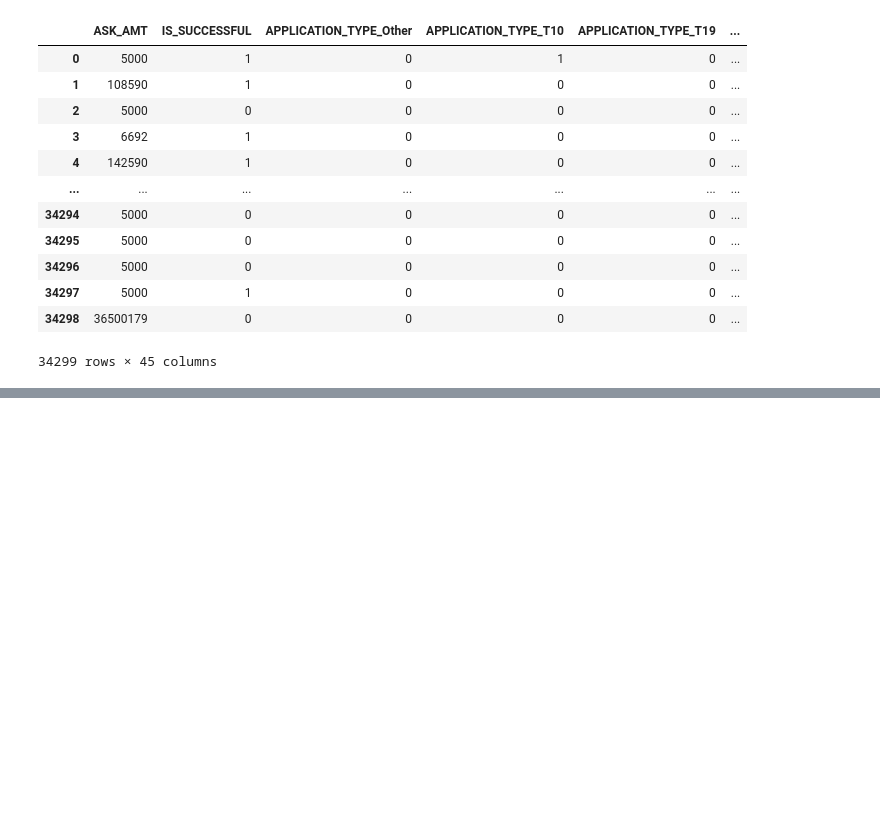
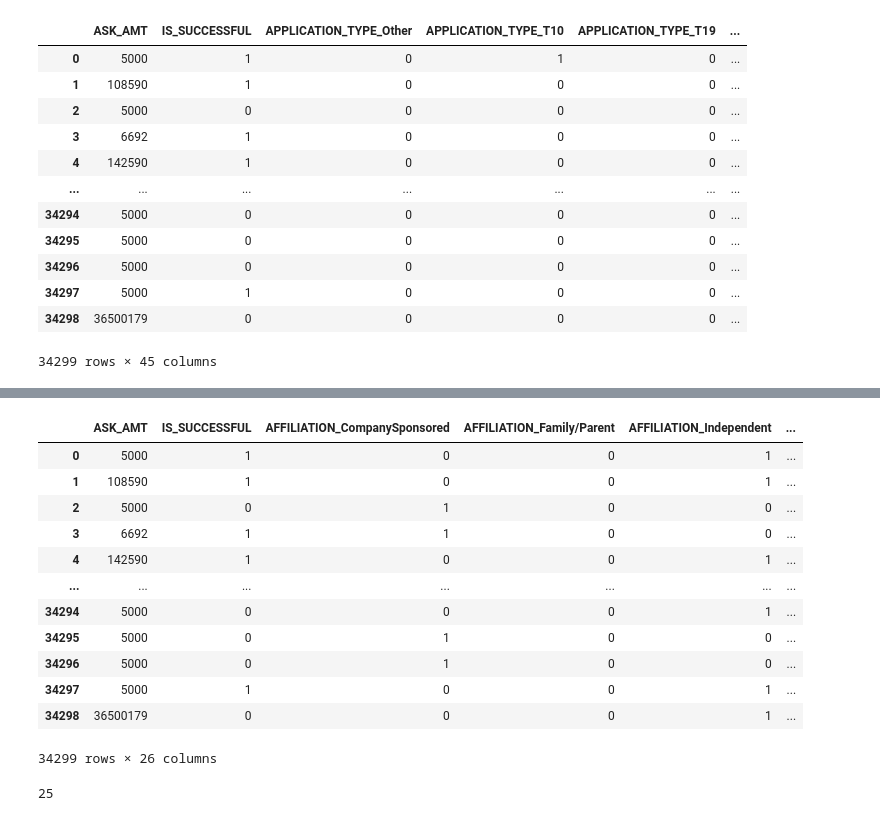
Before and after one commit to GPN87/deep-learning-challenge, a Jupyter notebook: AlphabetSoupCharity_Optimisation.ipynb, the cells around one changed output, grey strips where cells are left out. Saved outputs shown, nothing was run; the diff lists cells and outputs as text; code cells hidden in the pictures; blank space fills up the shorter version.

```diff
--- a/AlphabetSoupCharity_Optimisation.ipynb
+++ b/AlphabetSoupCharity_Optimisation.ipynb
@@ -130,0 +251,20 @@ nn.add(tf.keras.layers.Dense(units=hidden_nodes_layer_2, activation="relu"))
+# %%
+#OPTIMIZATION MODEL 3 (REDUCED INPUT FEATURES, INCREASED NEURONS, )
+reduced_df=application_df.drop(columns=['APPLICATION_TYPE','CLASSIFICATION',"STATUS","SPECIAL_CONSIDERATIONS"])
+reduced_dummy_cats = ['AFFILIATION','USE_CASE','ORGANIZATION','INCOME_AMT']
+reduced_dummies = pd.get_dummies(reduced_df, columns = reduced_dummy_cats)
+reduced_dummies
+# %% [output]
+|  | ASK_AMT | IS_SUCCESSFUL | AFFILIATION_CompanySponsored | AFFILIATION_Family/Parent | AFFILIATION_Independent | ... |
+| 0 | 5000 | 1 | 0 | 0 | 1 | ... |
+| 1 | 108590 | 1 | 0 | 0 | 1 | ... |
+| 2 | 5000 | 0 | 1 | 0 | 0 | ... |
+| 3 | 6692 | 1 | 1 | 0 | 0 | ... |
+| 4 | 142590 | 1 | 0 | 0 | 1 | ... |
+| ... | ... | ... | ... | ... | ... | ... |
+| 34294 | 5000 | 0 | 0 | 0 | 1 | ... |
+| 34295 | 5000 | 0 | 1 | 0 | 0 | ... |
+| 34296 | 5000 | 0 | 1 | 0 | 0 | ... |
+| 34297 | 5000 | 1 | 0 | 0 | 1 | ... |
+| 34298 | 36500179 | 0 | 0 | 0 | 1 | ... |
+34299 rows × 26 columns
@@ -130,0 +288,4 @@ nn.add(tf.keras.layers.Dense(units=hidden_nodes_layer_2, activation="relu"))
+# %%
+len(X_test_scaled[0])
+# %% [output]
+25
```
Also changed, not shown: parts of 15 cells of this notebook.
